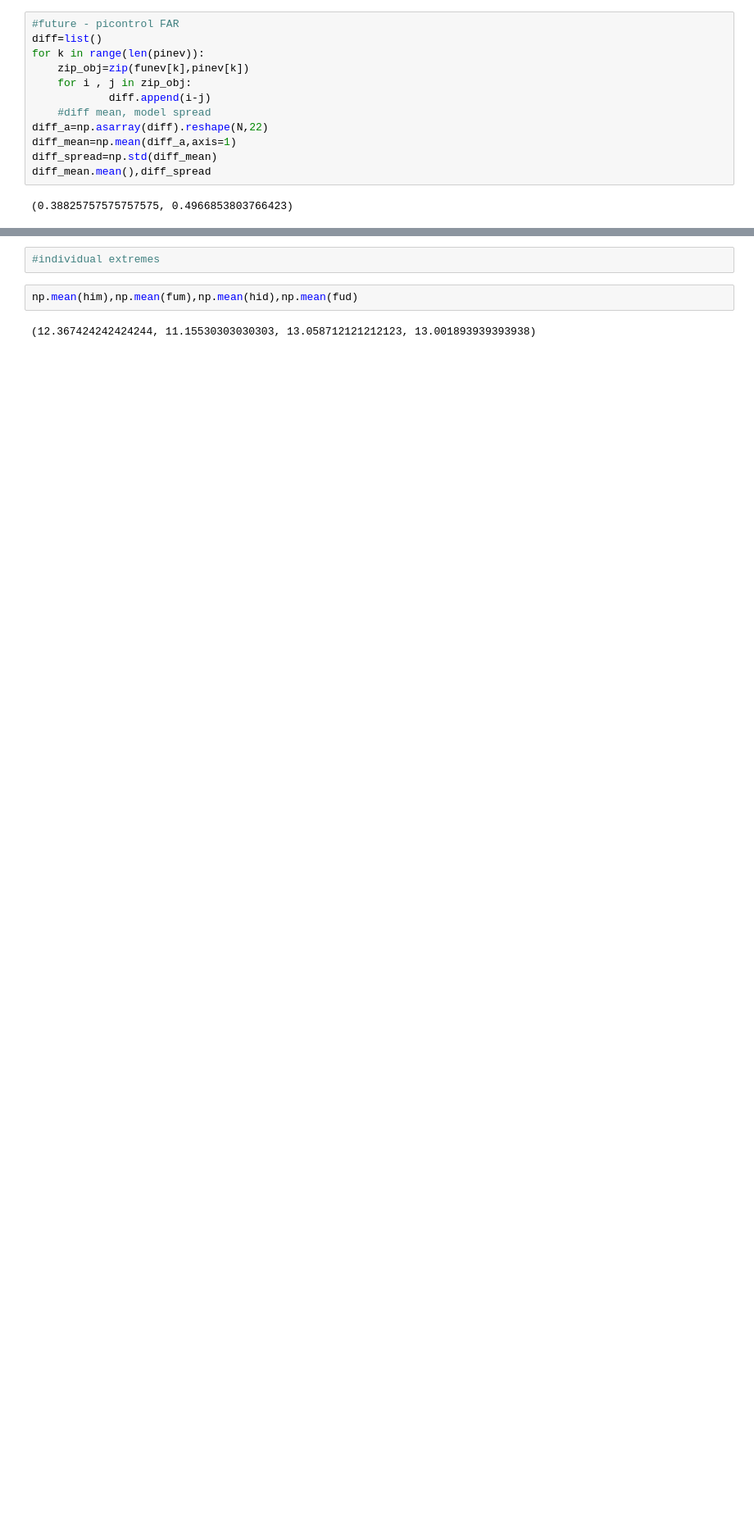
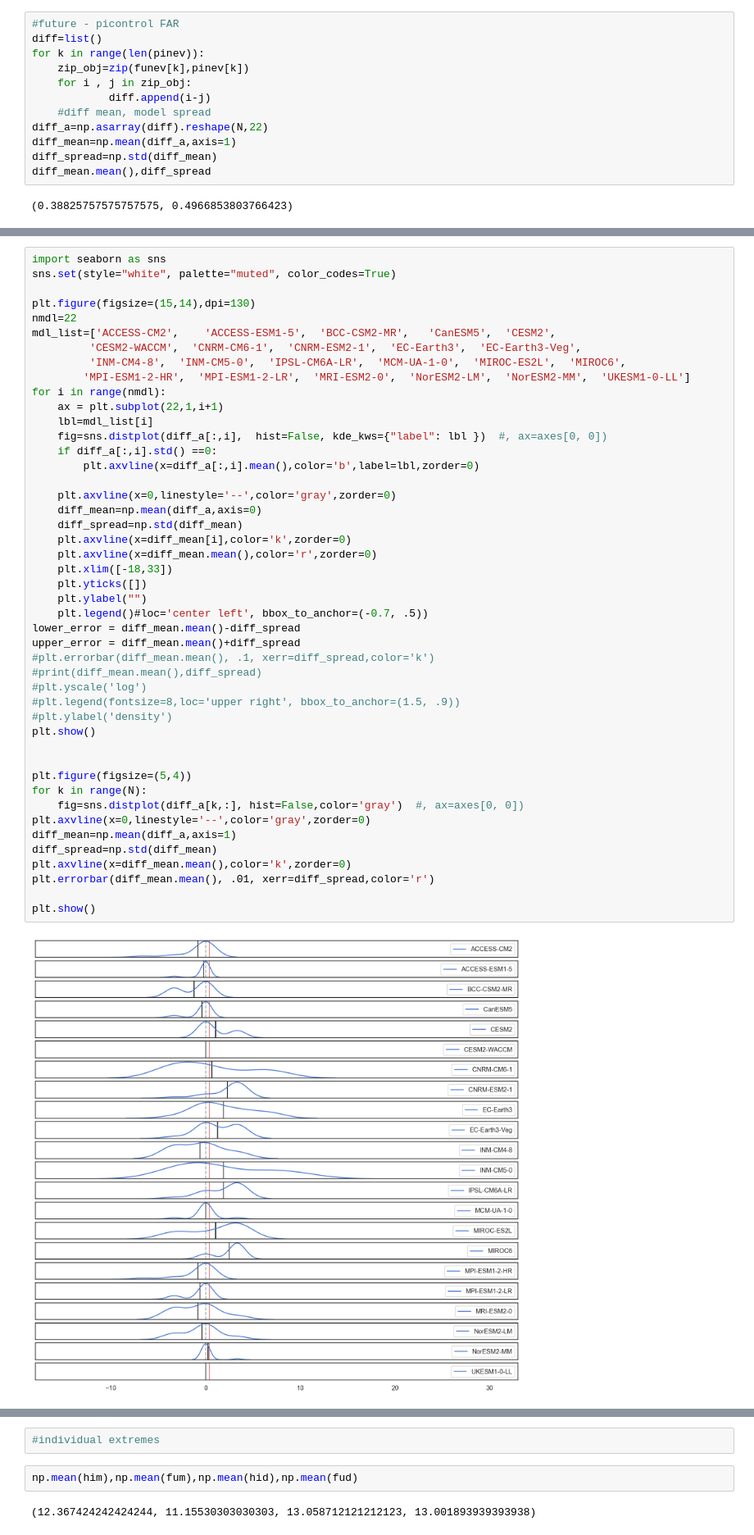
Before and after one commit to marisolgr/WestCoast_Climate_Stressors, a Jupyter notebook: Drought&MHW/detrended-fixed baseline.ipynb, the cells around one changed output, grey strips where cells are left out. Shown at 82% size. Saved outputs shown, nothing was run; the diff lists cells and outputs as text; blank space fills up the shorter version.

```diff
--- a/Drought&MHW/detrended-fixed baseline.ipynb
+++ b/Drought&MHW/detrended-fixed baseline.ipynb
@@ -471,0 +470,48 @@ FAR,sd
+# %%
+import seaborn as sns
+sns.set(style="white", palette="muted", color_codes=True)
+
+plt.figure(figsize=(15,14),dpi=130)
+nmdl=22
+mdl_list=['ACCESS-CM2',    'ACCESS-ESM1-5',  'BCC-CSM2-MR',   'CanESM5',  'CESM2',
+         'CESM2-WACCM',  'CNRM-CM6-1',  'CNRM-ESM2-1',  'EC-Earth3',  'EC-Earth3-Veg',
+         'INM-CM4-8',  'INM-CM5-0',  'IPSL-CM6A-LR',  'MCM-UA-1-0',  'MIROC-ES2L',  'MIROC6',
+        'MPI-ESM1-2-HR',  'MPI-ESM1-2-LR',  'MRI-ESM2-0',  'NorESM2-LM',  'NorESM2-MM',  'UKESM1-0-LL']
+for i in range(nmdl):
+    ax = plt.subplot(22,1,i+1)
+    lbl=mdl_list[i]
+    fig=sns.distplot(diff_a[:,i],  hist=False, kde_kws={"label": lbl })  #, ax=axes[0, 0])
+    if diff_a[:,i].std() ==0:
+        plt.axvline(x=diff_a[:,i].mean(),color='b',label=lbl,zorder=0)
+
+    plt.axvline(x=0,linestyle='--',color='gray',zorder=0)
+    diff_mean=np.mean(diff_a,axis=0)
+    diff_spread=np.std(diff_mean)
+    plt.axvline(x=diff_mean[i],color='k',zorder=0)
+    plt.axvline(x=diff_mean.mean(),color='r',zorder=0)
+    plt.xlim([-18,33])
+    plt.yticks([])
+    plt.ylabel("")
+    plt.legend()#loc='center left', bbox_to_anchor=(-0.7, .5))
+lower_error = diff_mean.mean()-diff_spread
+upper_error = diff_mean.mean()+diff_spread
+#plt.errorbar(diff_mean.mean(), .1, xerr=diff_spread,color='k')
+#print(diff_mean.mean(),diff_spread)
+#plt.yscale('log')
+#plt.legend(fontsize=8,loc='upper right', bbox_to_anchor=(1.5, .9))
+#plt.ylabel('density')
+plt.show()
+
+
+plt.figure(figsize=(5,4))
+for k in range(N):
+    fig=sns.distplot(diff_a[k,:], hist=False,color='gray')  #, ax=axes[0, 0])
+plt.axvline(x=0,linestyle='--',color='gray',zorder=0)
+diff_mean=np.mean(diff_a,axis=1)
+diff_spread=np.std(diff_mean)
+plt.axvline(x=diff_mean.mean(),color='k',zorder=0)
+plt.errorbar(diff_mean.mean(), .01, xerr=diff_spread,color='r')
+
+plt.show()
+# %% [output]
+[figure, added]
```
Also changed, not shown: parts of 21 cells of this notebook, 22 other files.
